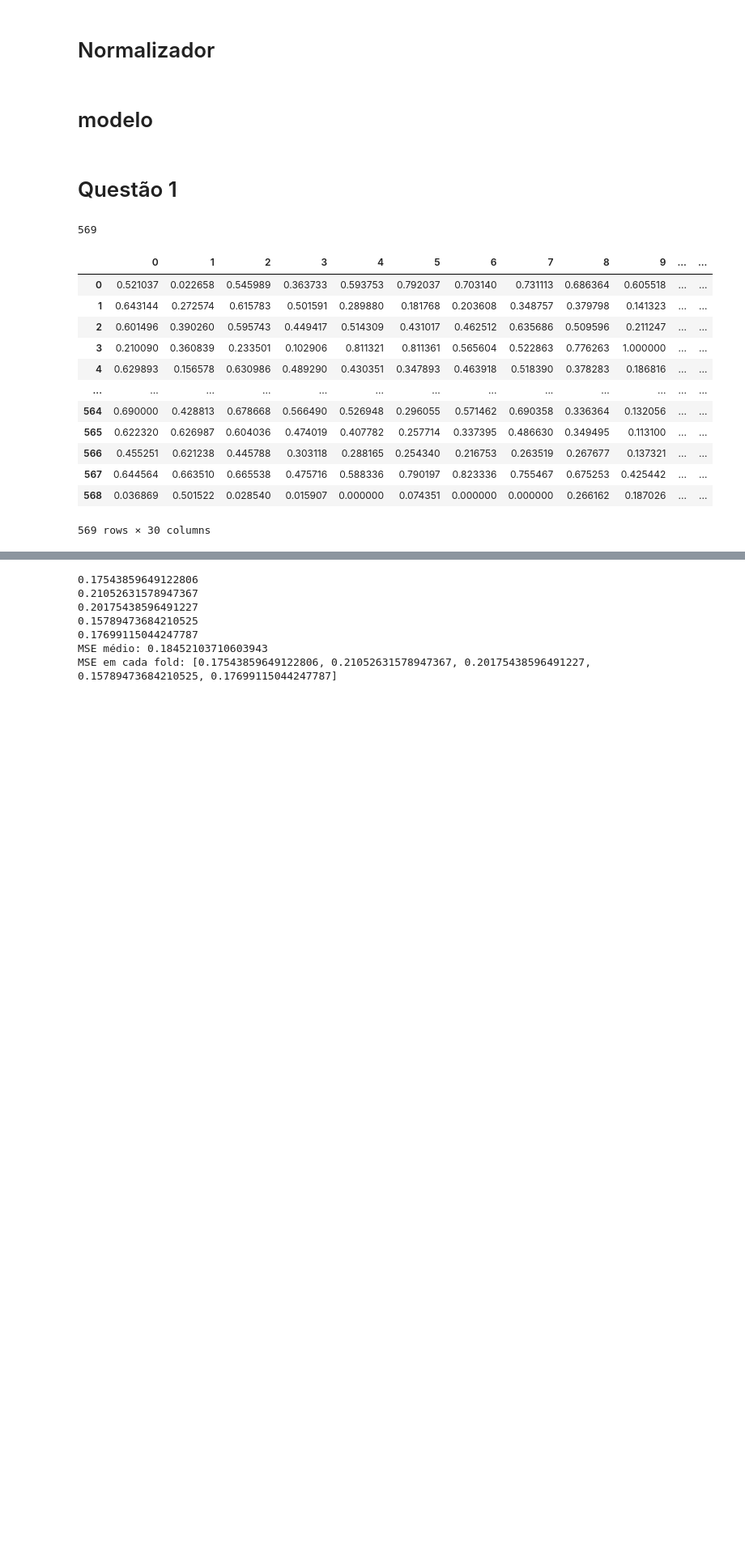
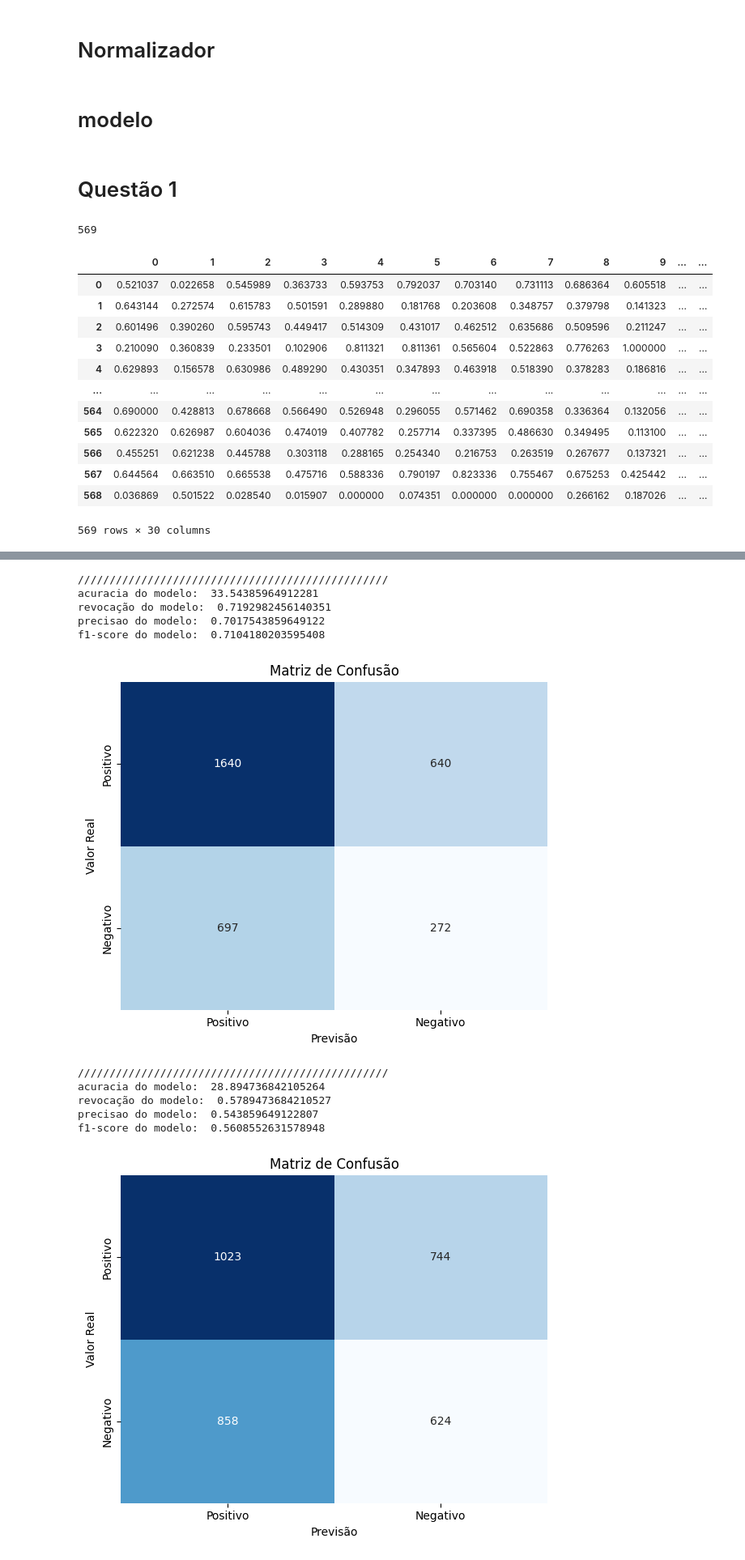
Before and after one commit to J0hnV1ct0r/Rpad, a Jupyter notebook: regressao_logistica.ipynb, the cells around one changed output, grey strips where cells are left out. Shown at 81% size. Saved outputs shown, nothing was run; the diff lists cells and outputs as text; code cells hidden in the pictures; blank space fills up the shorter version.

```diff
--- a/regressao_logistica.ipynb
+++ b/regressao_logistica.ipynb
@@ -288,47 +376,94 @@ F1-scores em cada fold: [0.6228070175438597, 0.6710239651416122, 0.6356926799758
 # %%
 # Configurando o KFold
-kf = KFold(n_splits=5, shuffle=True, random_state=42)
+kf = KFold(n_splits=10, shuffle=True, random_state=42)
 
 # Para armazenar métricas de cada fold
 mse_scores = []
+acuracias =[]
+revocacoes=[]
+precisoes=[]
+f1_scores=[]
 
 # Loop pelos folds
 for train_index, test_index in kf.split(x):
     # Dividindo os dados em treino e teste
     X_train, X_test = x.iloc[train_index], x.iloc[test_index]
     y_train, y_test = y.iloc[train_index], y.iloc[test_index]
     X_train = X_train.reset_index(drop=True)
     y_train = y_train.reset_index(drop=True)
     X_test = X_test.reset_index(drop=True)
     y_test = y_test.reset_index(drop=True)
 
     # Normalizando os dados
     norm=Nomalizer()
     norm.fit(X_train,y_train)
     norm_Trx,norm_Try=norm.normalize(X_train,y_train)
     norm_Tsx,norm_Tsy=norm.normalize(X_test,y_test)
 
 
     # Treinando um modelo
     model = LogisticClassifier()
-    model.fit(norm_Trx,norm_Try,n=2, reg=1, lr=0.001, epochs=50)
+    model.fit(norm_Trx,norm_Try,n=1, reg=1, lr=0.001, epochs=50)
 
     # Fazendo previsões
     y_pred = model.predict(norm_Tsx)
 
-    # Calculando a métrica (MSE neste caso)
-    mse = mean_squared_error(norm_Tsy, y_pred)
-    print(mse)
-    mse_scores.append(mse)
+    # Contagem para de TP,FN,FP,TN para calcular metricas e matriz de confusão
+    TP = np.sum((np.array(y_pred) == 1) & (norm_Tsy.to_numpy() == 1))  # Verdadeiro Positivo
+    FN = np.sum((np.array(y_pred) == 0) & (norm_Tsy.to_numpy() == 1))  # Falso Negativo
+    FP = np.sum((np.array(y_pred) == 1) & (norm_Tsy.to_numpy() == 0))  # Falso Positivo
+    TN = np.sum((np.array(y_pred) == 0) & (norm_Tsy.to_numpy() == 0))  # Verdadeiro Negativo
+    matriz_confusao = np.array([[TP, FN],
+                                [FP, TN]])
+    print("/////////////////////////////////////////////////")
 
-# Exibindo o resultado
-print("MSE médio:", np.mean(mse_scores))
-print("MSE em cada fold:", mse_scores)
+    # Calculo da acuracia
+    acetertos = np.sum(np.array(y_pred)==norm_Tsy.to_numpy())
+    acuracia = acetertos / len(norm_Tsy)
+    print("acuracia do modelo: ",acuracia)
+    acuracias.append(acuracia)
+
+    # Calculo da revocação
+    revocacao = TP / (TP + FN)
+    revocacoes.append(revocacao)
+    print("revocação do modelo: ",revocacao)
+
+    # Calculando a precisão
+    precisao = TP / (TP + FP)
+    precisoes.append(precisao)
+    print("precisao do modelo: ",precisao)
+
+    # Calculando f1-score
+    f1_score = 2 * (precisao * revocacao) / (precisao + revocacao)
+    f1_scores.append(f1_score)
+    print("f1-score do modelo: ",f1_score)
+
+    # Criar o gráfico
+    plt.figure(figsize=(6, 5))
+    ax = sns.heatmap(matriz_confusao, annot=True, fmt="d", cmap="Blues", cbar=False)
+
+    # Configurações do gráfico
+    ax.set_title("Matriz de Confusão")
+    ax.set_xlabel("Previsão")
+    ax.set_ylabel("Valor Real")
+
+    # Adicionando rótulos aos eixos
+    ax.xaxis.set_ticklabels(["Positivo", "Negativo"])
+    ax.yaxis.set_ticklabels(["Positivo", "Negativo"])
+
+    # Exibir o gráfico
+    plt.tight_layout()
+    plt.show()
 # %% [output]
-0.17543859649122806
-0.21052631578947367
-0.20175438596491227
-0.15789473684210525
-0.17699115044247787
-MSE médio: 0.18452103710603943
-MSE em cada fold: [0.17543859649122806, 0.21052631578947367, 0.20175438596491227, 0.15789473684210525, 0.17699115044247787]
+/////////////////////////////////////////////////
+acuracia do modelo:  33.54385964912281
+revocação do modelo:  0.7192982456140351
+precisao do modelo:  0.7017543859649122
+f1-score do modelo:  0.7104180203595408
+[figure, added]
+/////////////////////////////////////////////////
+acuracia do modelo:  28.894736842105264
+revocação do modelo:  0.5789473684210527
+precisao do modelo:  0.543859649122807
+f1-score do modelo:  0.5608552631578948
+[figure, added]
```
Also changed, not shown: parts of 20 cells of this notebook.
